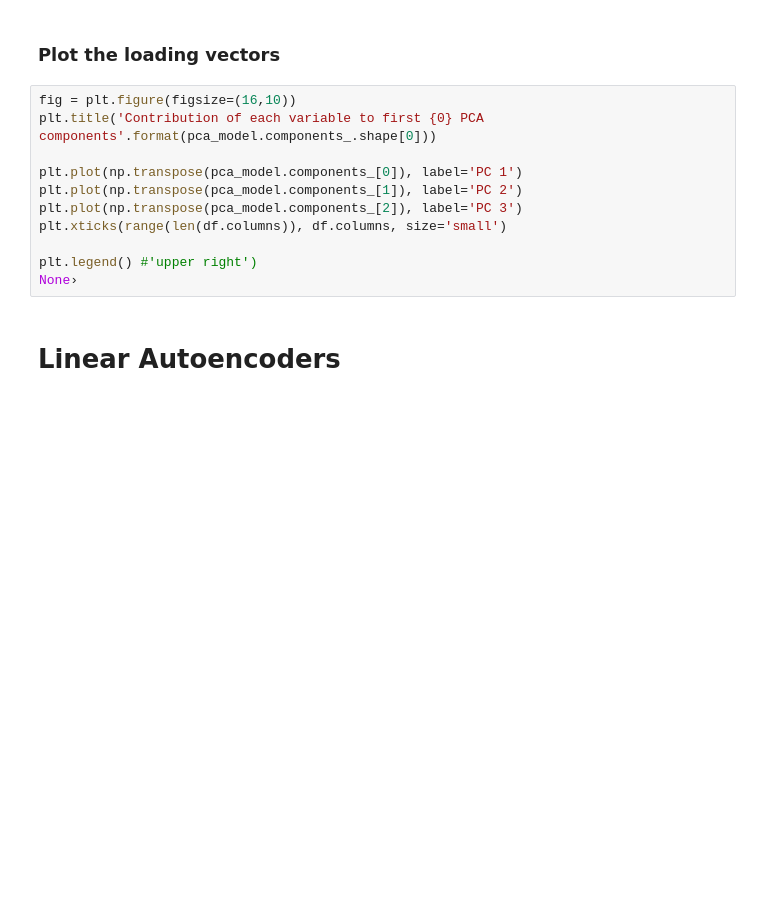
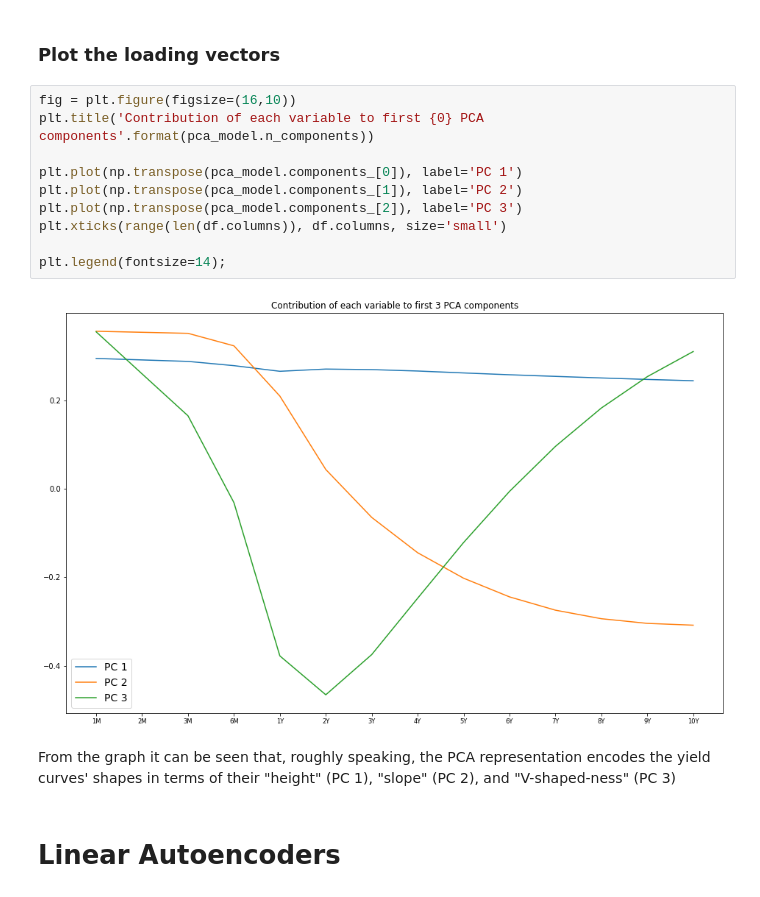
Before and after one commit to mfrdixon/ML_Finance_Codes, a Jupyter notebook: Chapter8-Advanced-NNs/ML_in_Finance-Autoencoders.ipynb, the cells around one changed output. Saved outputs shown, nothing was run; the diff lists cells and outputs as text; blank space fills up the shorter version.

```diff
--- a/Chapter8-Advanced-NNs/ML_in_Finance-Autoencoders.ipynb
+++ b/Chapter8-Advanced-NNs/ML_in_Finance-Autoencoders.ipynb
@@ -217,15 +202,18 @@ for i, pc in enumerate(pca_model.explained_variance_ratio_):
 ### Plot the loading vectors
 # %%
 fig = plt.figure(figsize=(16,10))
-plt.title('Contribution of each variable to first {0} PCA components'.format(pca_model.components_.shape[0]))
+plt.title('Contribution of each variable to first {0} PCA components'.format(pca_model.n_components))
 
 plt.plot(np.transpose(pca_model.components_[0]), label='PC 1')
 plt.plot(np.transpose(pca_model.components_[1]), label='PC 2')
 plt.plot(np.transpose(pca_model.components_[2]), label='PC 3')
 plt.xticks(range(len(df.columns)), df.columns, size='small')
 
-plt.legend() #'upper right')
-None›
+plt.legend(fontsize=14);
+# %% [output]
+[figure, added]
+# %% [markdown]
+From the graph it can be seen that, roughly speaking, the PCA representation encodes the yield curves' shapes in terms of their "height" (PC 1), "slope" (PC 2), and "V-shaped-ness" (PC 3)
 # %% [markdown]
 # Linear Autoencoders
 # %% [markdown]
```
Also changed, not shown: parts of 62 cells of this notebook.
